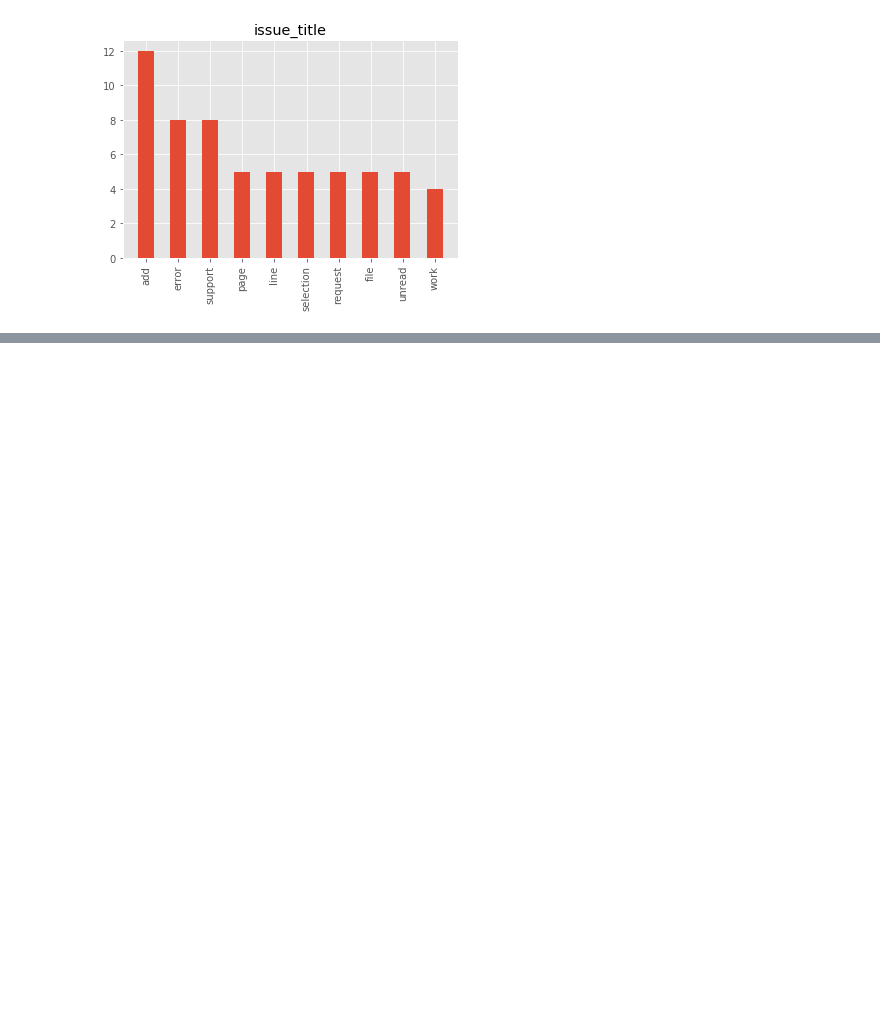
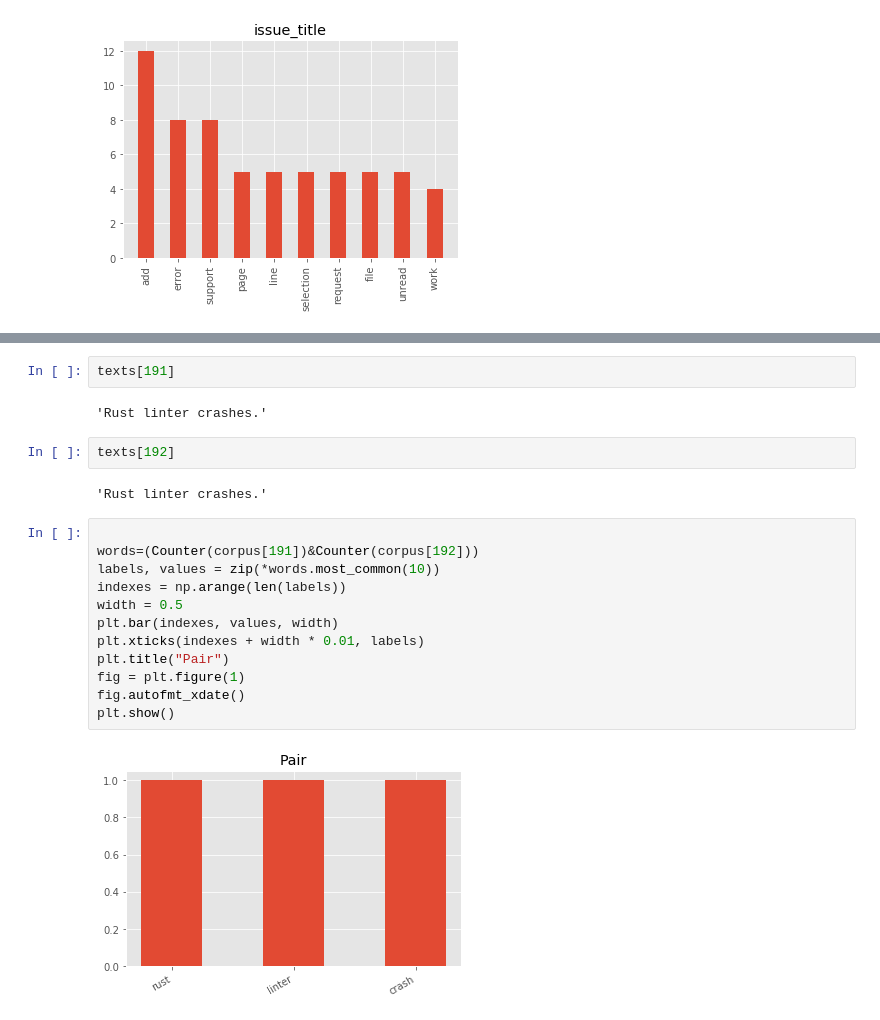
Before and after one commit to nicholas-alonzo/GitHub-Repo-Analysis, a Jupyter notebook: Event-Exploration_ql.ipynb, the cells around one changed output, grey strips where cells are left out. Cells and saved outputs as stored; diff of their text form; blank space fills up the shorter version.

```diff
--- a/Event-Exploration_ql.ipynb
+++ b/Event-Exploration_ql.ipynb
@@ -700,0 +754,22 @@ plt.show()
+# %%
+texts[191]
+# %% [output]
+'Rust linter crashes.'
+# %%
+texts[192]
+# %% [output]
+'Rust linter crashes.'
+# %%
+
+words=(Counter(corpus[191])&Counter(corpus[192]))
+labels, values = zip(*words.most_common(10))
+indexes = np.arange(len(labels))
+width = 0.5
+plt.bar(indexes, values, width)
+plt.xticks(indexes + width * 0.01, labels)
+plt.title("Pair")
+fig = plt.figure(1)
+fig.autofmt_xdate()
+plt.show()
+# %% [output]
+[figure, added]
```
Also changed, not shown: parts of 7 cells of this notebook.
